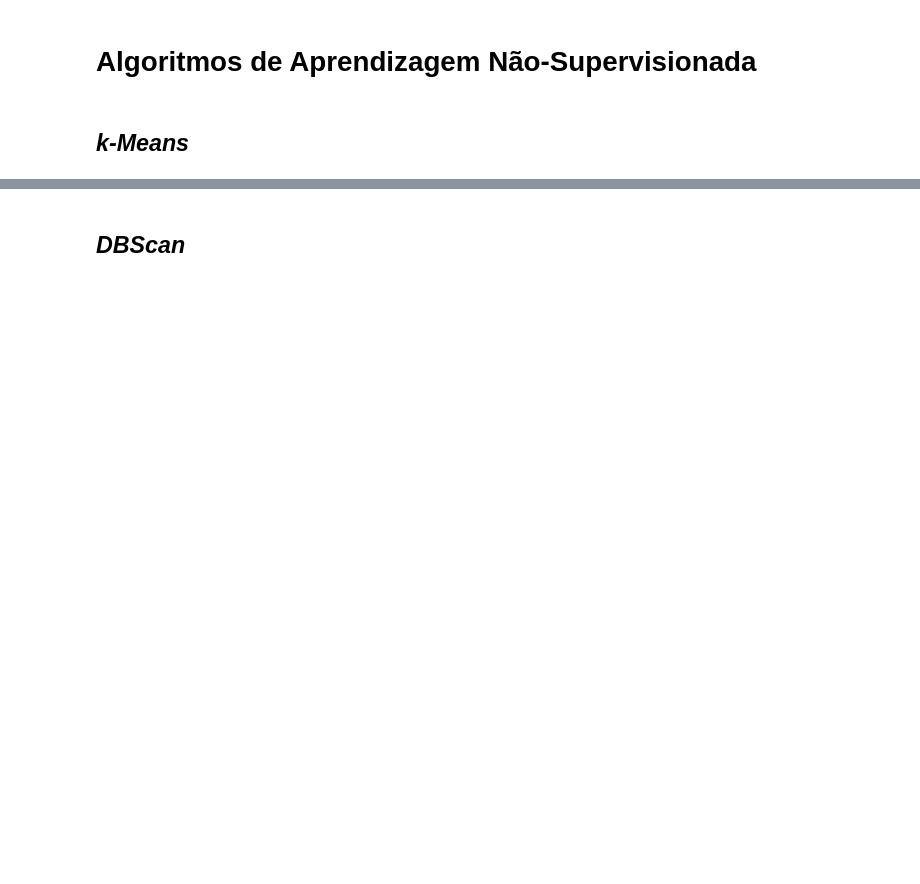
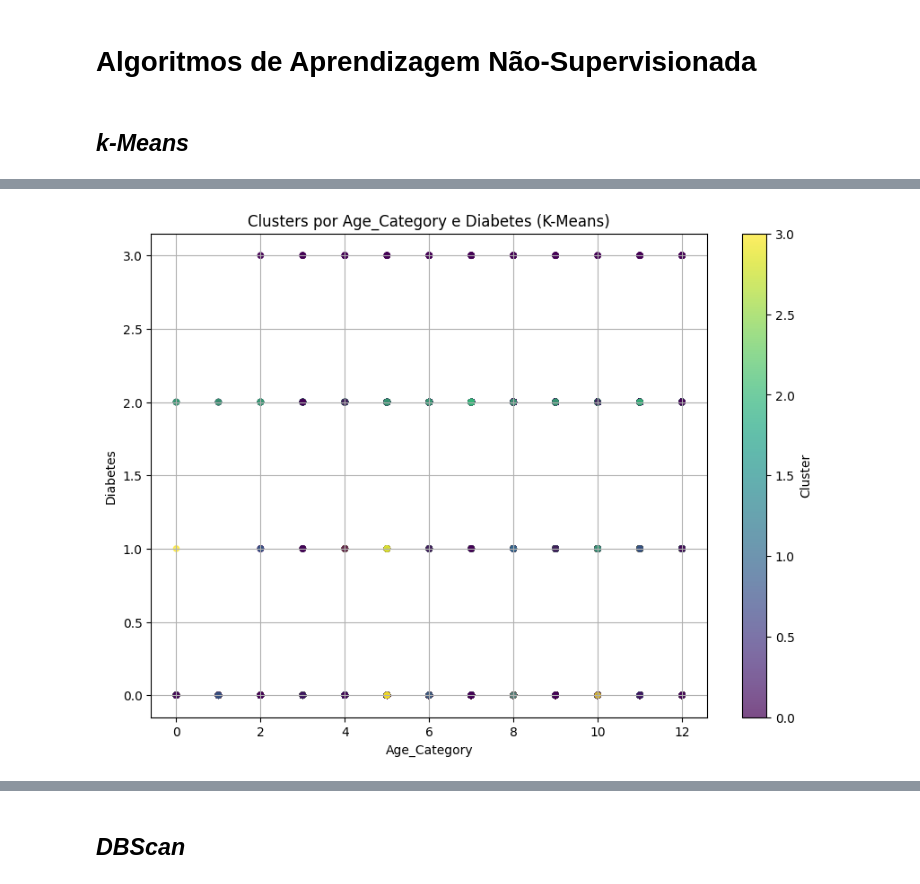
Before and after one commit to tjpoa/ProjetoIAA, a Jupyter notebook: notebooks/Modeling.ipynb, the cells around one changed output, grey strips where cells are left out. Cells and saved outputs as stored; diff of their text form; code cells hidden in the pictures; blank space fills up the shorter version.

Commit message:
k-means & dbscan

```diff
--- a/notebooks/Modeling.ipynb
+++ b/notebooks/Modeling.ipynb
@@ -218,3 +233,89 @@ print(results_df)
 # Algoritmos de Aprendizagem Não-Supervisionada
 # %% [markdown]
 ## *k-Means*
+# %%
+import pandas as pd
+from sklearn.cluster import KMeans
+from sklearn.preprocessing import MinMaxScaler
+import matplotlib.pyplot as plt
+
+# Caminho para os dados
+data_path = '../data/'  # Ajuste o caminho conforme necessário
+
+# Carregar o dataset
+try:
+    cvd_df_processed = pd.read_csv(data_path + 'CVD_normalized_discretized_processed.csv')
+    print("Arquivo carregado com sucesso!")
+except FileNotFoundError:
+    print("Erro: O arquivo especificado não foi encontrado. Verifique o caminho.")
+    exit()
+
+
+# Verificar e corrigir o nome da coluna 'Heart_Disease', se necessário
+if 'Heart_Disease' not in cvd_df_processed.columns:
+    cvd_df_processed.rename(columns=lambda x: x.strip().lower(), inplace=True)
+    if 'heart_disease' in cvd_df_processed.columns:
+        cvd_df_processed.rename(columns={'heart_disease': 'Heart_Disease'}, inplace=True)
+    else:
+        print("Erro: A coluna 'Heart_Disease' não foi encontrada.")
+        exit()
+
+# Filtrar as linhas onde Heart_Disease = 'Yes'
+cvd_df_yes = cvd_df_processed[cvd_df_processed['Heart_Disease'] == 1]
+
+# Verificar se o filtro retornou dados
+if cvd_df_yes.empty:
+    print("Erro: Nenhuma linha encontrada onde 'Heart_Disease' é 1.")
+    exit()
+
+# Selecionar colunas de interesse
+key_features = ['Age_Category', 'Sex', 'General_Health', 'Diabetes']
+cvd_df_yes_features = cvd_df_yes[key_features]
+
+# Normalizar os dados com Min-Max Scaling
+scaler = MinMaxScaler()
+cvd_df_yes_scaled = scaler.fit_transform(cvd_df_yes_features)
+
+# Aplicar o K-Means
+kmeans = KMeans(n_clusters=4, random_state=42)  # Escolha o número de clusters
+cvd_df_yes['Cluster'] = kmeans.fit_predict(cvd_df_yes_scaled)
+
+# Exibir a contagem de observações por cluster
+print("Contagem de observações por cluster:")
+print(cvd_df_yes['Cluster'].value_counts())
+
+# Visualizar os clusters usando Age_Category e Diabetes
+plt.figure(figsize=(10, 7))
+plt.scatter(
+    cvd_df_yes['Age_Category'],
+    cvd_df_yes['Diabetes'],
+    c=cvd_df_yes['Cluster'],
+    cmap='viridis',
+    s=20,
+    alpha=0.7
+)
+plt.title('Clusters por Age_Category e Diabetes (K-Means)')
+plt.xlabel('Age_Category')
+plt.ylabel('Diabetes')
+plt.colorbar(label='Cluster')
+plt.grid(True)
+plt.show()
+
+# Visualizar outros pares de features
+for feature in ['Sex', 'General_Health']:
+    plt.figure(figsize=(10, 7))
+    plt.scatter(
+        cvd_df_yes['Age_Category'],
+        cvd_df_yes[feature],
+        c=cvd_df_yes['Cluster'],
+        cmap='viridis',
+        s=20,
+        alpha=0.7
+    )
+    plt.title(f'Clusters por Age_Category e {feature} (K-Means)')
+    plt.xlabel('Age_Category')
+    plt.ylabel(feature)
+    plt.colorbar(label='Cluster')
+    plt.grid(True)
+    plt.show()
+# %% [output]
@@ -220,0 +335 @@ print(results_df)
+[figure, added]
```
Also changed, not shown: parts of 5 cells of this notebook.
